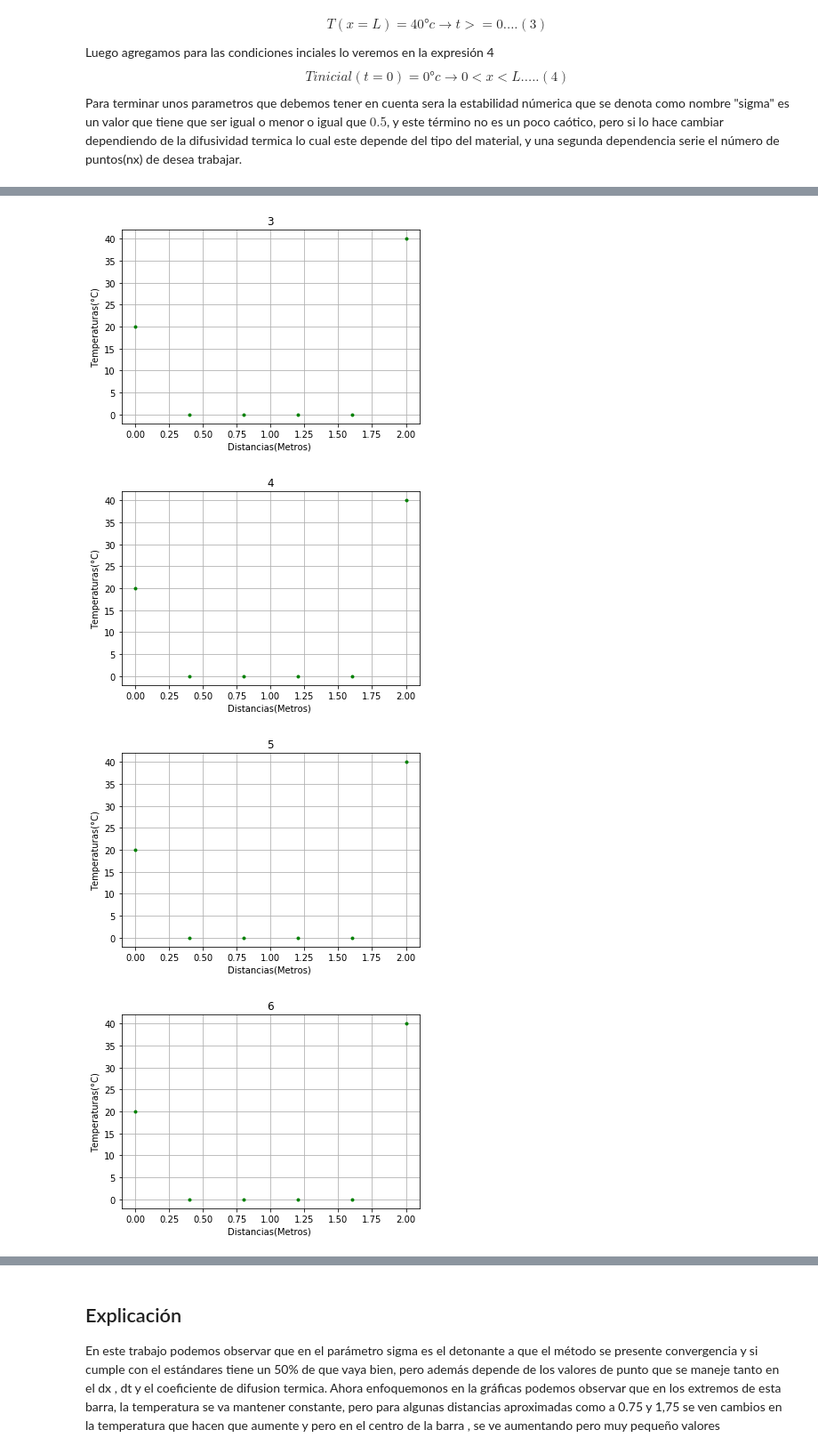
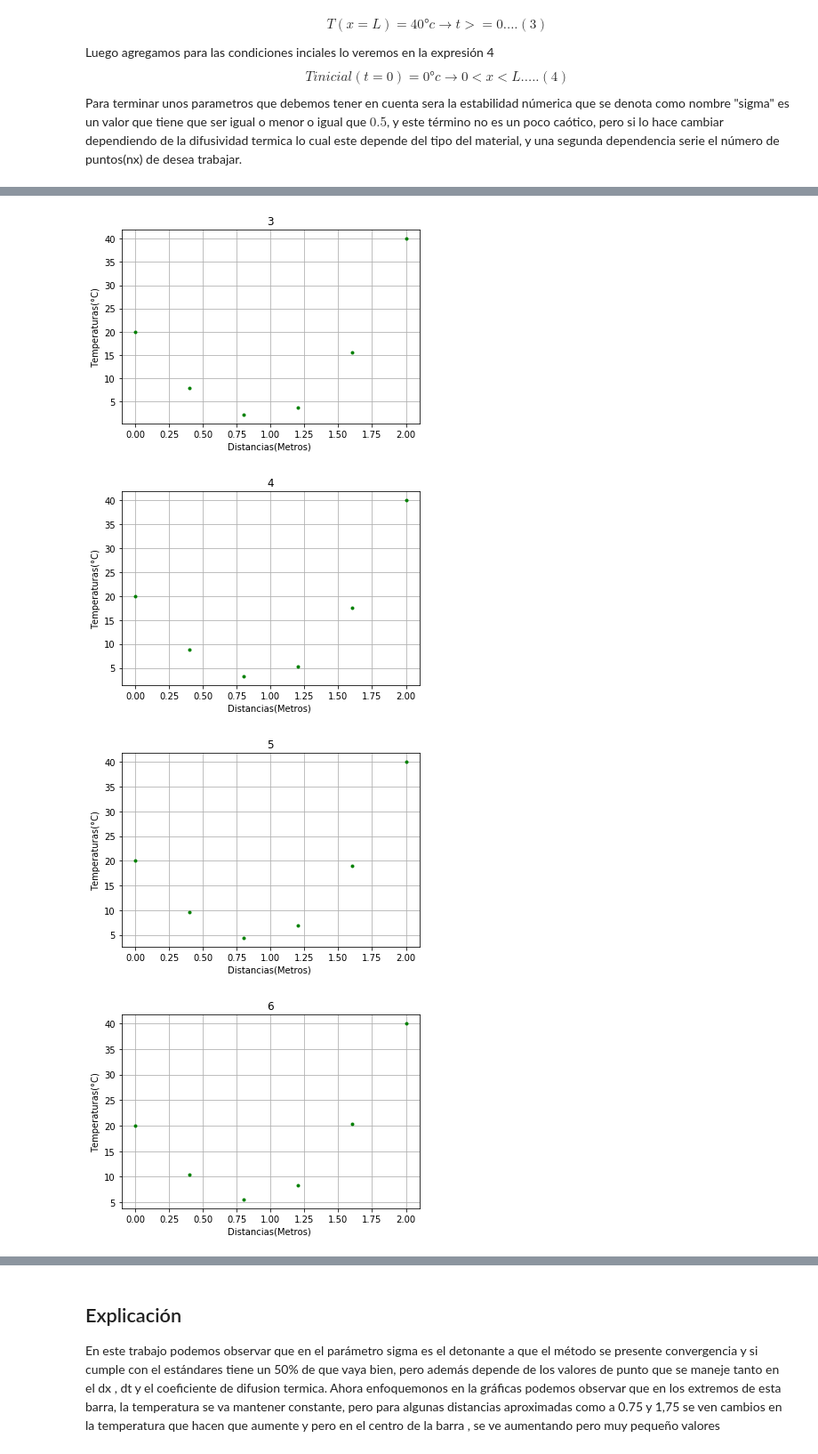
Before and after one commit to fiscompunipamplona/examen-cort3-Jonathan1505, a Jupyter notebook: Ecuación de calor o difusión de calor .ipynb, the cells around one changed output, grey strips where cells are left out. Shown at 89% size. Cells and saved outputs as stored; diff of their text form; code cells hidden in the pictures.

```diff
--- a/Ecuación de calor o difusión de calor .ipynb
+++ b/Ecuación de calor o difusión de calor .ipynb
@@ -37,13 +37,13 @@ import numpy
 from pylab import *
 
 nx=5 # número de puntos
-longitud_barra=2 # la longitud de la barra
-alpha=7.5e-6 # unidades m^2 /sg #coeficiente de difusión térmico
+longitud_barra=2 # la longitud de la barra en cm
+alpha= 0.075 # unidades cm^2 /sg #coeficiente de difusión térmico
 nt=13 # número de pasos en el tiempo
 dx=longitud_barra/(nx-1)
 t_final=6 # tiempo final en el que se quiere ver el fenómeno
-t=numpy.linspace(0,t_final,nx) # es un matriz para ver los puntos del tiempo hasta el tiempo final
-dt=t1[1]-t1[0]
+t=numpy.linspace(0,t_final,nt) # es un matriz para ver los puntos del tiempo hasta el tiempo final
+dt=t[1]-t[0]
 
 
 # Aquí se calcula el valor  de la estabilidad
@@ -55,16 +55,15 @@ T1=20 # condiciones de contorno lado izquiero
 T2=40   # condiciones de contorno  lado derecho
 #T2=float(input(" ingrese el valor de la condicion de contorno"))
 T_in=0
-T=numpy.ones(nx+1)
-T_funp=numpy.ones(nx+1)
+T=numpy.ones(nx+1) # función T ^n,_i
+T_funp=numpy.ones(nx+1) # función  T^n+1,_i
 x=numpy.linspace(0,longitud_barra, nx+1)
 
-#Aquí se inicia asociado la condicion inicial   con la funcion principal
-
-
-for i in range(nx):
+#Aquí se inicia asociado la condicion inicial con la funcion
+for i in range(1,nx):
     T[i]=0
-
+T[0]=T1
+T[nx]=T2
 # Se fomenta las condiciones de contorno:
 T_funp[0]= T1 #c°
 T_funp[nx]=T2
@@ -98,4 +97,4 @@ else:
-[figure, old version]
+[figure, new version]
-[figure, old version]
+[figure, new version]
-[figure, old version]
+[figure, new version]
-[figure, old version]
+[figure, new version]
```
Also changed, not shown: parts of 1 cell of this notebook.
